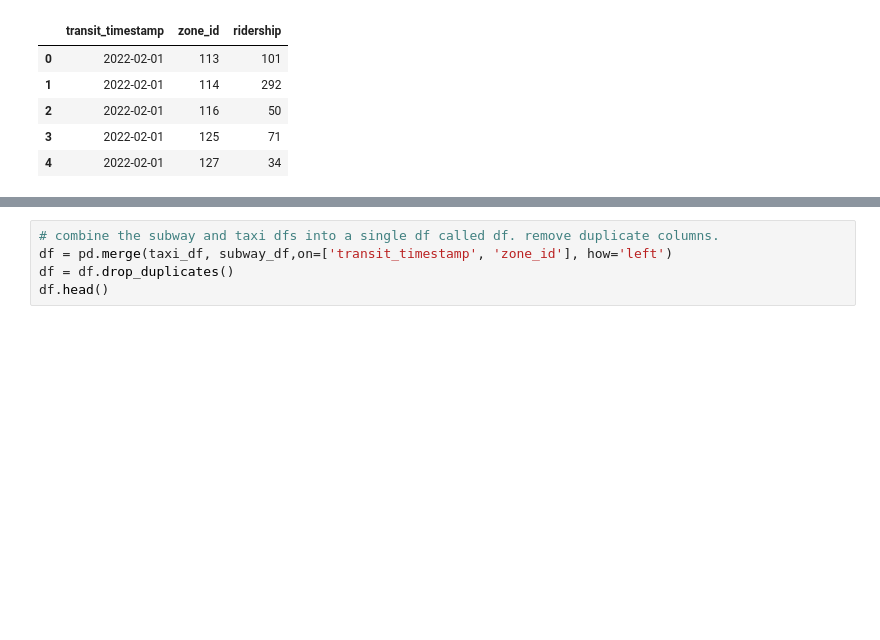
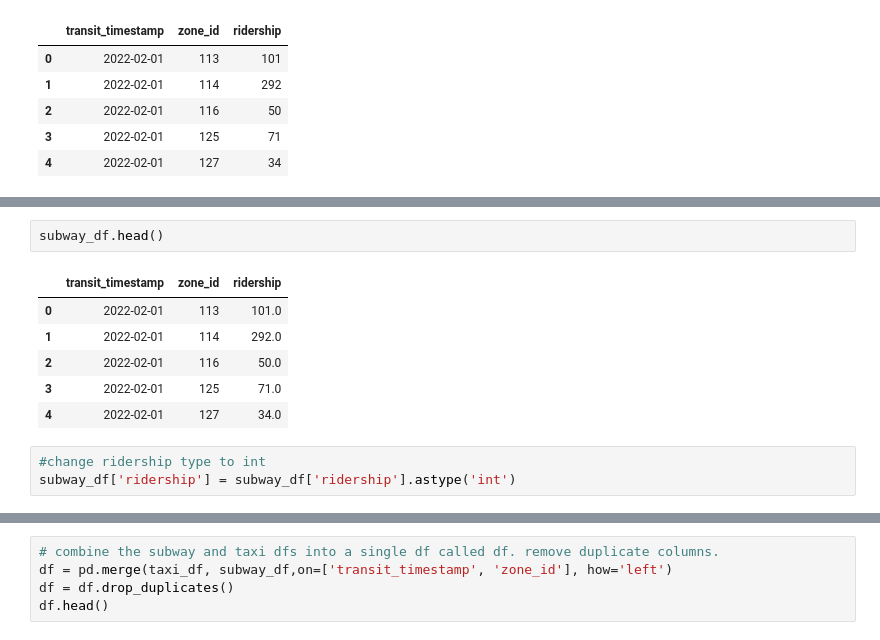
Before and after one commit to DR7439/New-York-App, a Jupyter notebook: data-analytics/taxi_sybway_zones_prep.ipynb, the cells around one changed output, grey strips where cells are left out. Drawn from its saved outputs; the diff is of its cells as text; blank space fills up the shorter version.

```diff
--- a/data-analytics/taxi_sybway_zones_prep.ipynb
+++ b/data-analytics/taxi_sybway_zones_prep.ipynb
@@ -253,0 +280,12 @@ taxi_df[taxi_df['zone_id'] == 113]
+# %%
+subway_df.head()
+# %% [output]
+|  | transit_timestamp | zone_id | ridership |
+| 0 | 2022-02-01 | 113 | 101.0 |
+| 1 | 2022-02-01 | 114 | 292.0 |
+| 2 | 2022-02-01 | 116 | 50.0 |
+| 3 | 2022-02-01 | 125 | 71.0 |
+| 4 | 2022-02-01 | 127 | 34.0 |
+# %%
+#change ridership type to int
+subway_df['ridership'] = subway_df['ridership'].astype('int')
```
Also changed, not shown: parts of 29 cells of this notebook.
